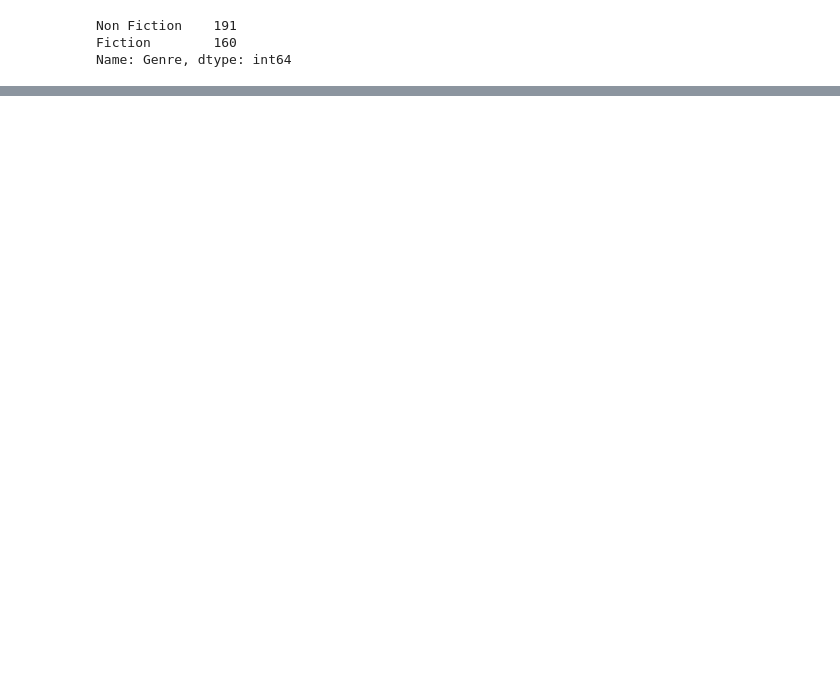
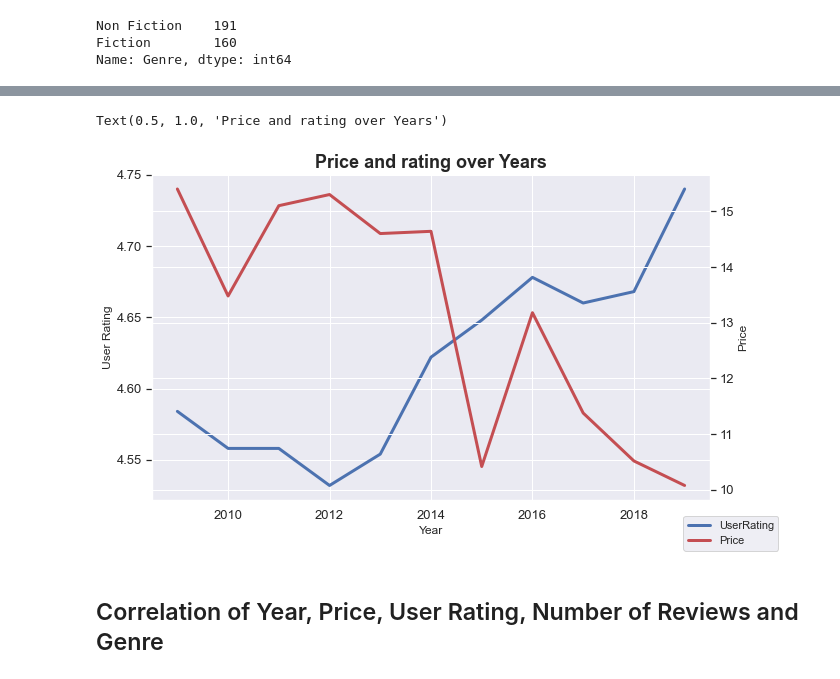
Before and after one commit to IhorLuk/MyPortfolio, a Jupyter notebook: Amazone bestselling books.ipynb, the cells around one changed output, grey strips where cells are left out. Cells and saved outputs as stored; diff of their text form; code cells hidden in the pictures; blank space fills up the shorter version.

```diff
--- a/Amazone bestselling books.ipynb
+++ b/Amazone bestselling books.ipynb
@@ -195,0 +208,3 @@ plt.pie(x=booksByName['Genre'].value_counts(),labels=booksByName['Genre'].value_
+# %%
+dfGroupedYear = df.groupby(['Year'],as_index=False)['Price','UserRating'].mean()
+dfGroupedYear
@@ -195,0 +224,13 @@ plt.pie(x=booksByName['Genre'].value_counts(),labels=booksByName['Genre'].value_
+# %%
+ax = dfGroupedYear.plot(x="Year", y="UserRating", legend=False,figsize=(10,6),
+                        linewidth=3,xlabel='Year',ylabel='User Rating',fontsize=13)
+ax2 = ax.twinx()
+dfGroupedYear.plot(x="Year", y="Price", ax=ax2, legend=False, color="r",linewidth=3,
+                   ylabel='Price',fontsize=13)
+ax.figure.legend(loc='lower right')
+plt.title('Price and rating over Years', fontdict={'weight':'bold','size': 18})
+# %% [output]
+Text(0.5, 1.0, 'Price and rating over Years')
+[figure, added]
+# %% [markdown]
+## Correlation of Year, Price, User Rating, Number of Reviews and Genre
```
Also changed, not shown: parts of 23 cells of this notebook.
